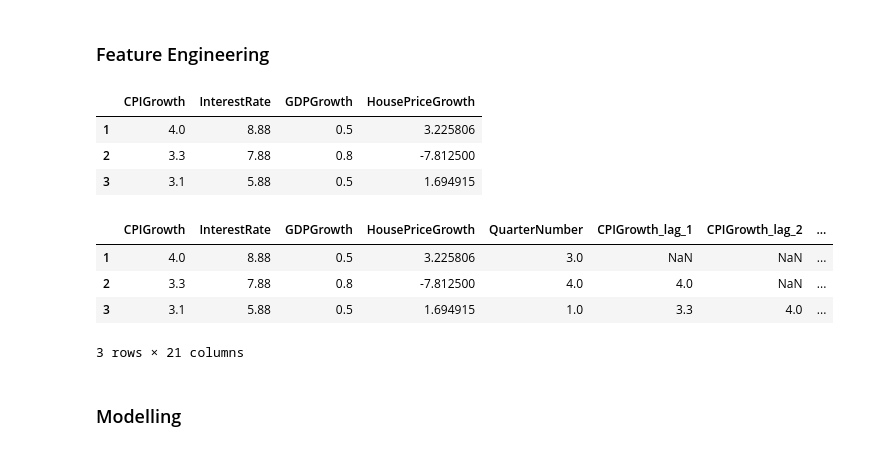
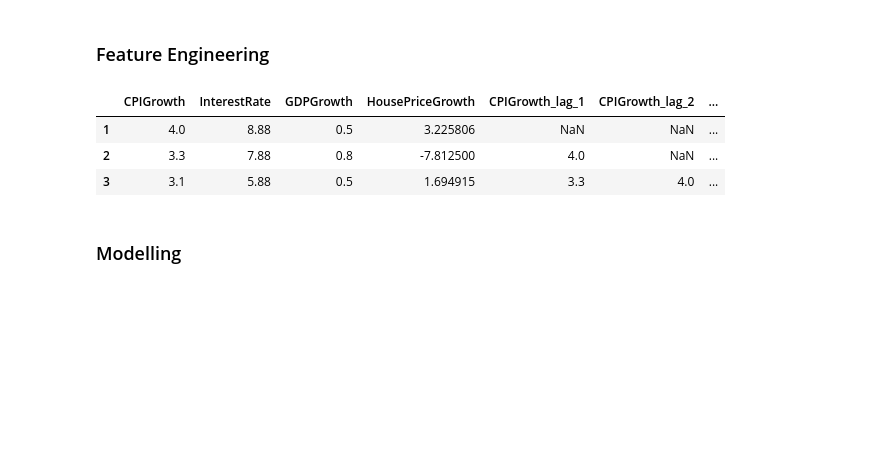
Before and after one commit to Haydn-Martin/predicting-house-prices-time-series, a Jupyter notebook: HousePricePrediction.ipynb, the cells around one changed output. Cells and saved outputs as stored; diff of their text form; code cells hidden in the pictures; blank space fills up the shorter version.

```diff
--- a/HousePricePrediction.ipynb
+++ b/HousePricePrediction.ipynb
@@ -445,10 +447,3 @@ sns.lineplot(data=ml_df)
 # %%
 # Copy df to test some feature eng
 feat_eng_df = ml_df.copy()
-# %%
-feat_eng_df.head(3)
-# %% [output]
-|  | CPIGrowth | InterestRate | GDPGrowth | HousePriceGrowth |
-| 1 | 4.0 | 8.88 | 0.5 | 3.225806 |
-| 2 | 3.3 | 7.88 | 0.8 | -7.812500 |
-| 3 | 3.1 | 5.88 | 0.5 | 1.694915 |
@@ -465,14 +451,13 @@ feat_eng_df_lag = feat_eng_df_join.copy()
 # Create lagged variables
 for column in ml_df.columns:
     for lag in range(1, 5):
-        feat_eng_df_lag[f"{column}_lag_{lag}"] = feat_eng_df_lag[column].shift(lag)
+        feat_eng_df[f"{column}_lag_{lag}"] = feat_eng_df[column].shift(lag)
 # %%
-feat_eng_df_lag.head(3)
+feat_eng_df.head(3)
 # %% [output]
-|  | CPIGrowth | InterestRate | GDPGrowth | HousePriceGrowth | QuarterNumber | CPIGrowth_lag_1 | CPIGrowth_lag_2 | ... |
-| 1 | 4.0 | 8.88 | 0.5 | 3.225806 | 3.0 | NaN | NaN | ... |
-| 2 | 3.3 | 7.88 | 0.8 | -7.812500 | 4.0 | 4.0 | NaN | ... |
-| 3 | 3.1 | 5.88 | 0.5 | 1.694915 | 1.0 | 3.3 | 4.0 | ... |
+|  | CPIGrowth | InterestRate | GDPGrowth | HousePriceGrowth | CPIGrowth_lag_1 | CPIGrowth_lag_2 | ... |
+| 1 | 4.0 | 8.88 | 0.5 | 3.225806 | NaN | NaN | ... |
+| 2 | 3.3 | 7.88 | 0.8 | -7.812500 | 4.0 | NaN | ... |
+| 3 | 3.1 | 5.88 | 0.5 | 1.694915 | 3.3 | 4.0 | ... |
-3 rows × 21 columns
 # %%
 # Drop current features
```
Also changed, not shown: parts of 35 cells of this notebook.
